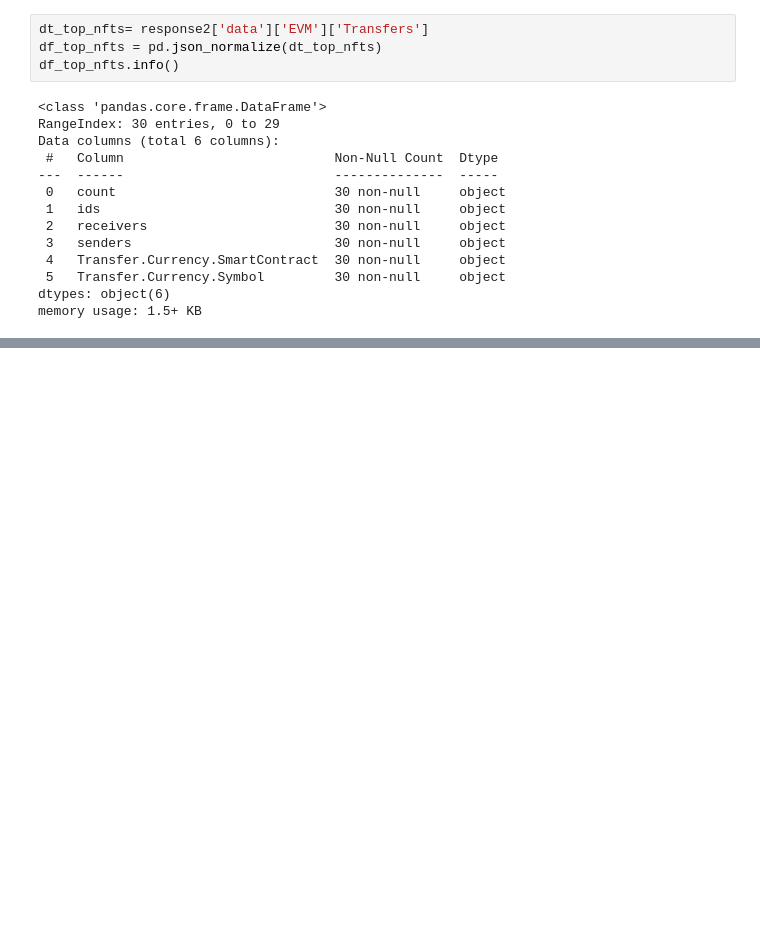
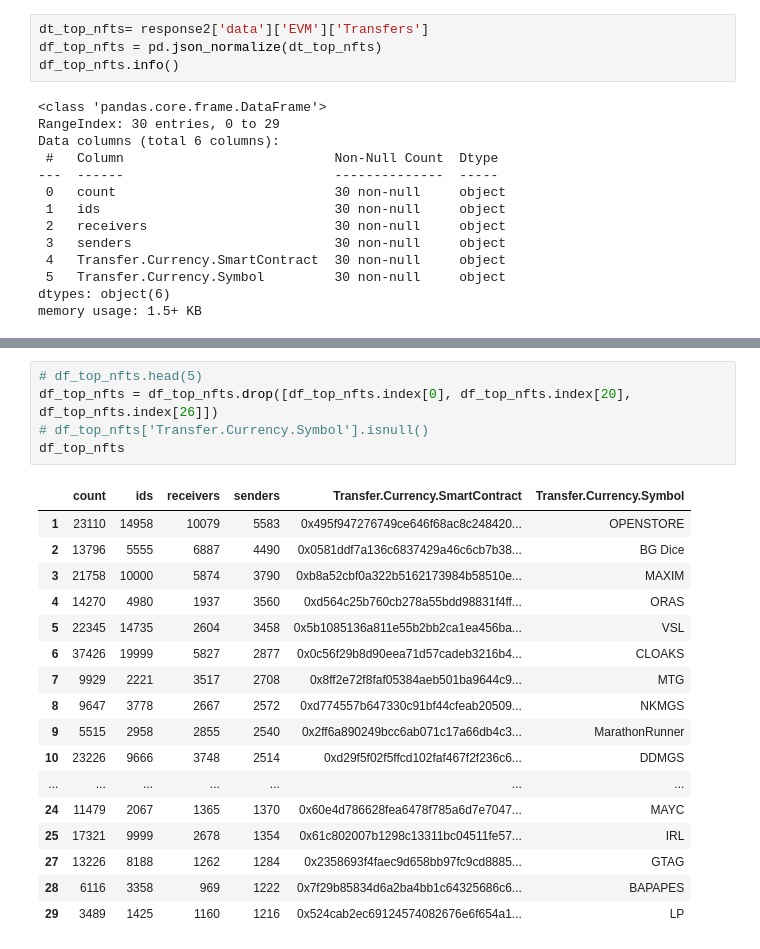
Before and after one commit to volantxs/blockchain-data-visualization, a Jupyter notebook: blockchain_data_driven_marketing.ipynb, the cells around one changed output, grey strips where cells are left out. Cells and saved outputs as stored; diff of their text form; blank space fills up the shorter version.

```diff
--- a/blockchain_data_driven_marketing.ipynb
+++ b/blockchain_data_driven_marketing.ipynb
@@ -103,0 +168,23 @@ df_top_nfts['count', 'rceivers', 'senders', ]
+# %%
+# df_top_nfts.head(5)
+df_top_nfts = df_top_nfts.drop([df_top_nfts.index[0], df_top_nfts.index[20], df_top_nfts.index[26]])
+# df_top_nfts['Transfer.Currency.Symbol'].isnull()
+df_top_nfts
+# %% [output]
+|  | count | ids | receivers | senders | Transfer.Currency.SmartContract | Transfer.Currency.Symbol |
+| 1 | 23110 | 14958 | 10079 | 5583 | 0x495f947276749ce646f68ac8c248420... | OPENSTORE |
+| 2 | 13796 | 5555 | 6887 | 4490 | 0x0581ddf7a136c6837429a46c6cb7b38... | BG Dice |
+| 3 | 21758 | 10000 | 5874 | 3790 | 0xb8a52cbf0a322b5162173984b58510e... | MAXIM |
+| 4 | 14270 | 4980 | 1937 | 3560 | 0xd564c25b760cb278a55bdd98831f4ff... | ORAS |
+| 5 | 22345 | 14735 | 2604 | 3458 | 0x5b1085136a811e55b2bb2ca1ea456ba... | VSL |
+| 6 | 37426 | 19999 | 5827 | 2877 | 0x0c56f29b8d90eea71d57cadeb3216b4... | CLOAKS |
+| 7 | 9929 | 2221 | 3517 | 2708 | 0x8ff2e72f8faf05384aeb501ba9644c9... | MTG |
+| 8 | 9647 | 3778 | 2667 | 2572 | 0xd774557b647330c91bf44cfeab20509... | NKMGS |
+| 9 | 5515 | 2958 | 2855 | 2540 | 0x2ff6a890249bcc6ab071c17a66db4c3... | MarathonRunner |
+| 10 | 23226 | 9666 | 3748 | 2514 | 0xd29f5f02f5ffcd102faf467f2f236c6... | DDMGS |
+| ... | ... | ... | ... | ... | ... | ... |
+| 24 | 11479 | 2067 | 1365 | 1370 | 0x60e4d786628fea6478f785a6d7e7047... | MAYC |
+| 25 | 17321 | 9999 | 2678 | 1354 | 0x61c802007b1298c13311bc04511fe57... | IRL |
+| 27 | 13226 | 8188 | 1262 | 1284 | 0x2358693f4faec9d658bb97fc9cd8885... | GTAG |
+| 28 | 6116 | 3358 | 969 | 1222 | 0x7f29b85834d6a2ba4bb1c64325686c6... | BAPAPES |
+| 29 | 3489 | 1425 | 1160 | 1216 | 0x524cab2ec69124574082676e6f654a1... | LP |
```
Also changed, not shown: parts of 8 cells of this notebook.
